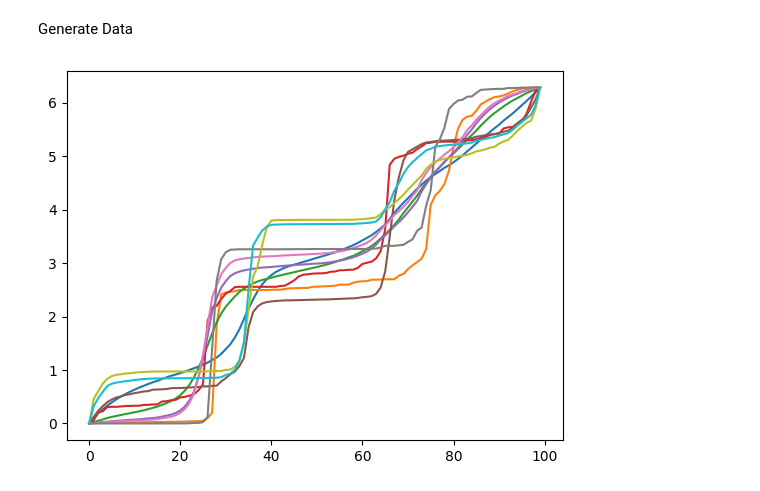
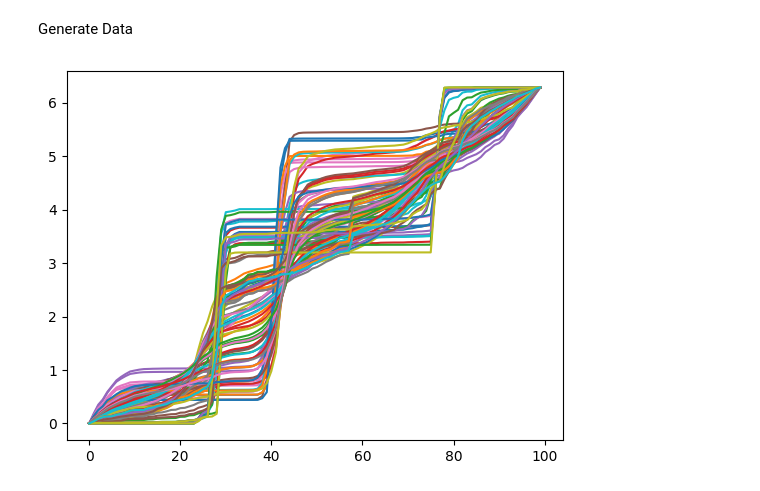
Before and after one commit to hootingli/VAE-for-2D-Shapes, a Jupyter notebook: VAE/VAE.ipynb, the cells around one changed output. Saved outputs shown, nothing was run; the diff lists cells and outputs as text; code cells hidden in the pictures.

```diff
--- a/VAE/VAE.ipynb
+++ b/VAE/VAE.ipynb
@@ -170,13 +170,13 @@ def generate(num_examples=1, mu_vals=None, sigma_vals=None, z_dim=Z_DIM, input_d
     scipy.io.savemat(save_path, {'generated_data': generated_data})
     return generated_data
 # %%
-generated_data = generate(num_examples=10, save_path='./output_theta+bias1.mat')
+generated_data = generate(num_examples=100, save_path='./output_theta+bias1.mat')
 # generated_data = cw.cpu().numpy()
 angle = np.cumsum(generated_data, axis=1)
 angle = (angle - angle[:, 0:1]) / (angle[:, -1] - angle[:, 0]).reshape(-1, 1) * 2 * np.pi
 # angle[10]
 for i in range(angle.shape[0]):
     plt.plot(angle[i])
 # plt.plot(angle)
 # %% [output]
-[figure, old version]
+[figure, new version]
```
